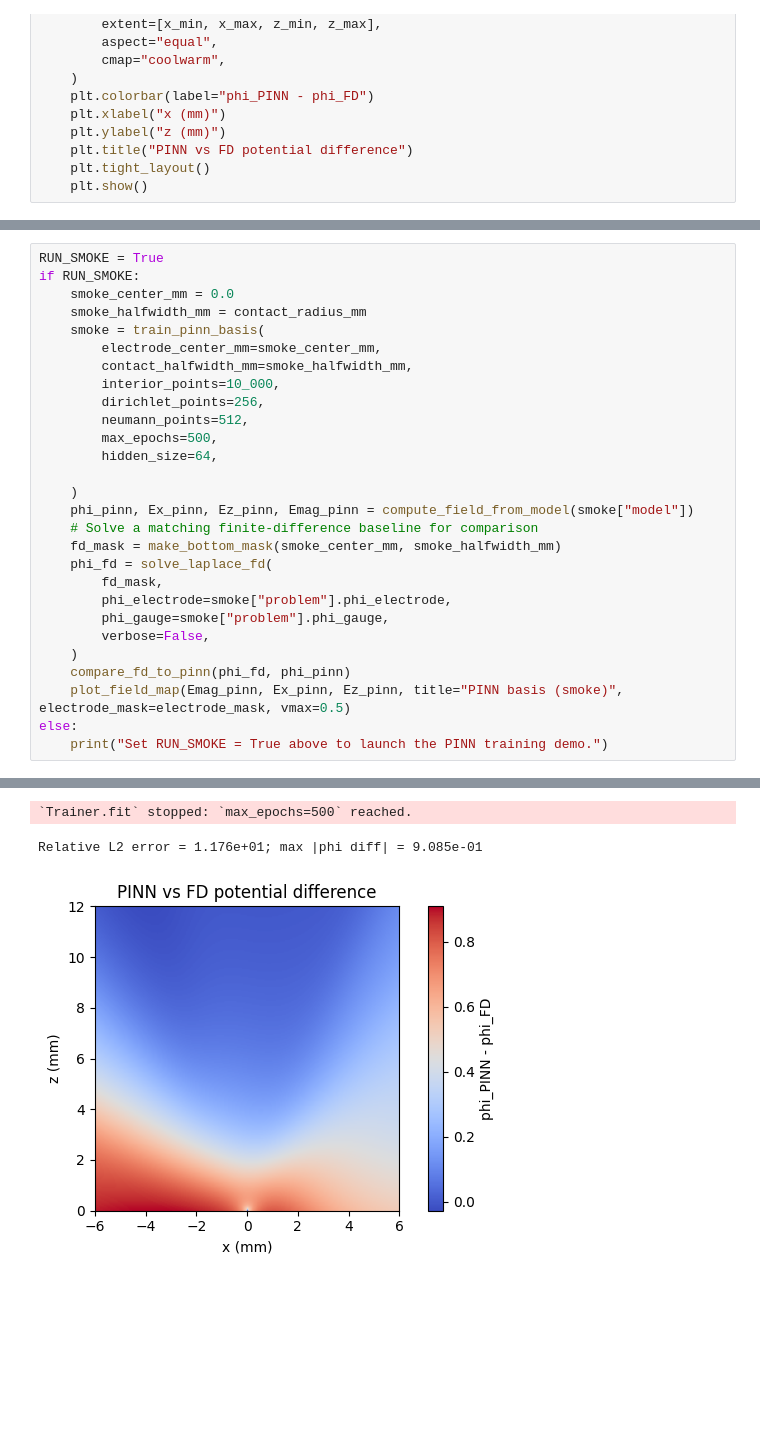
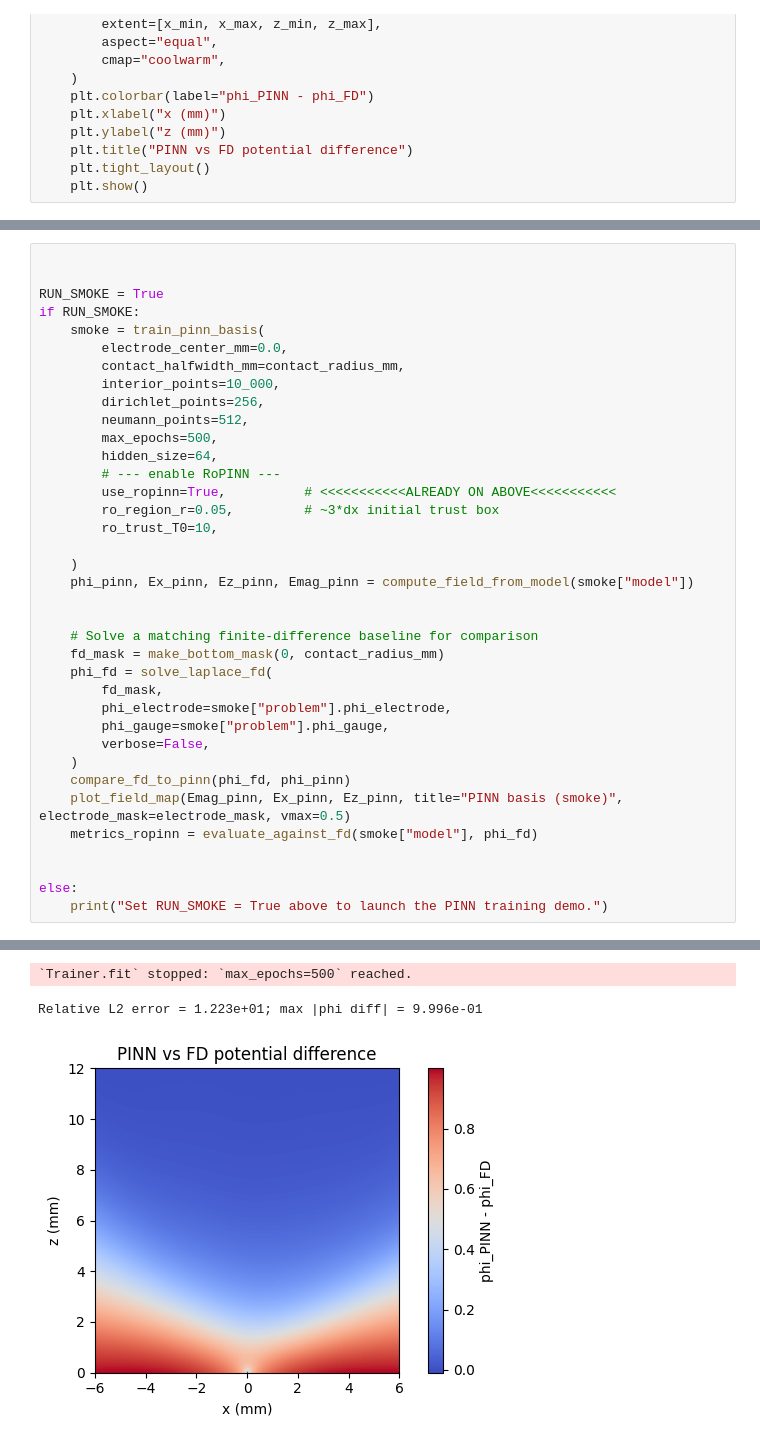
Before and after one commit to mnxbioe/BME_Capstone_UH_2025, a Jupyter notebook: notebooks/Tower_A_2D_Demo/TowerADemo_v0.1.ipynb, the cells around one changed output, grey strips where cells are left out. Drawn from its saved outputs; the diff is of its cells as text; blank space fills up the shorter version.

Commit message:
adjusting paramaters of ropinn

```diff
--- a/notebooks/Tower_A_2D_Demo/TowerADemo_v0.1.ipynb
+++ b/notebooks/Tower_A_2D_Demo/TowerADemo_v0.1.ipynb
@@ -558,50 +764,59 @@ def compare_fd_to_pinn(phi_fd: np.ndarray, phi_pinn: np.ndarray) -> None:
 # %%
+
+
 RUN_SMOKE = True
 if RUN_SMOKE:
-    smoke_center_mm = 0.0
-    smoke_halfwidth_mm = contact_radius_mm
     smoke = train_pinn_basis(
-        electrode_center_mm=smoke_center_mm,
-        contact_halfwidth_mm=smoke_halfwidth_mm,
+        electrode_center_mm=0.0,
+        contact_halfwidth_mm=contact_radius_mm,
         interior_points=10_000,
         dirichlet_points=256,
         neumann_points=512,
         max_epochs=500,
         hidden_size=64,
+        # --- enable RoPINN ---
+        use_ropinn=True,          # <<<<<<<<<<<ALREADY ON ABOVE<<<<<<<<<<<
+        ro_region_r=0.05,         # ~3*dx initial trust box
+        ro_trust_T0=10,
 
     )
     phi_pinn, Ex_pinn, Ez_pinn, Emag_pinn = compute_field_from_model(smoke["model"])
+
+
     # Solve a matching finite-difference baseline for comparison
-    fd_mask = make_bottom_mask(smoke_center_mm, smoke_halfwidth_mm)
+    fd_mask = make_bottom_mask(0, contact_radius_mm)
     phi_fd = solve_laplace_fd(
         fd_mask,
         phi_electrode=smoke["problem"].phi_electrode,
         phi_gauge=smoke["problem"].phi_gauge,
         verbose=False,
     )
     compare_fd_to_pinn(phi_fd, phi_pinn)
     plot_field_map(Emag_pinn, Ex_pinn, Ez_pinn, title="PINN basis (smoke)", electrode_mask=electrode_mask, vmax=0.5)
+    metrics_ropinn = evaluate_against_fd(smoke["model"], phi_fd)
+
+
 else:
     print("Set RUN_SMOKE = True above to launch the PINN training demo.")
 # %% [output]
 💡 Tip: For seamless cloud uploads and versioning, try installing [litmodels](https://pypi.org/project/litmodels/) to enable LitModelCheckpoint, which syncs automatically with the Lightning model regis ...
 GPU available: True (cuda), used: True
 TPU available: False, using: 0 TPU cores
 c:\Users\Melvi\anaconda3\envs\capstone-gpu\Lib\site-packages\pina\trainer.py: UserWarning: Compilation is disabled for Python 3.14+ and for Windows.
 c:\Users\Melvi\anaconda3\envs\capstone-gpu\Lib\site-packages\lightning\pytorch\trainer\configuration_validator.py: PossibleUserWarning: You defined a `validation_step` but have no `val_dataloader`. Sk ...
 LOCAL_RANK: 0 - CUDA_VISIBLE_DEVICES: [0]
 
   | Name         | Type       | Params | Mode
 ----------------------------------------------------
 0 | _pina_models | ModuleList | 21.1 K | train
 1 | _loss_fn     | MSELoss    | 0      | train
 ----------------------------------------------------
 21.1 K    Trainable params
 0         Non-trainable params
 21.1 K    Total params
 0.084     Total estimated model params size (MB)
 17        Modules in train mode
 0         Modules in eval mode
 `Trainer.fit` stopped: `max_epochs=500` reached.
-Relative L2 error = 1.176e+01; max |phi diff| = 9.085e-01
+Relative L2 error = 1.223e+01; max |phi diff| = 9.996e-01
-[figure, old version]
+[figure, new version]
```
Also changed, not shown: parts of 3 cells of this notebook.
